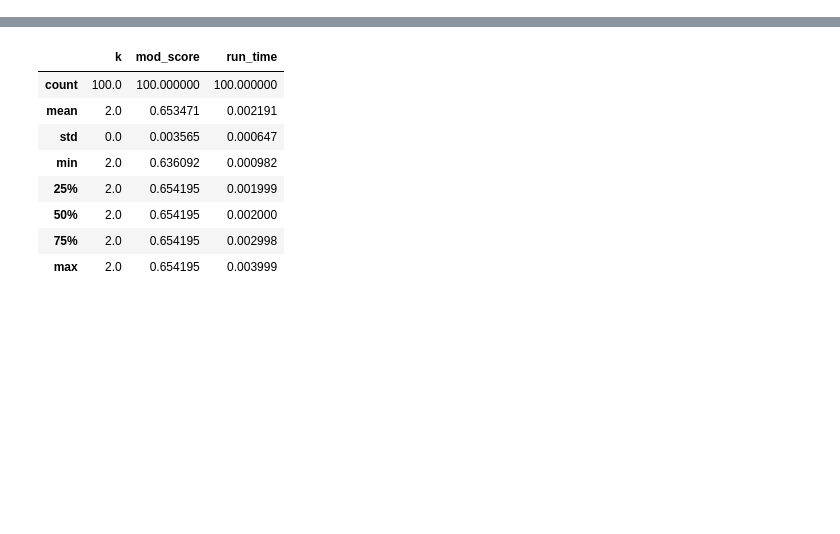
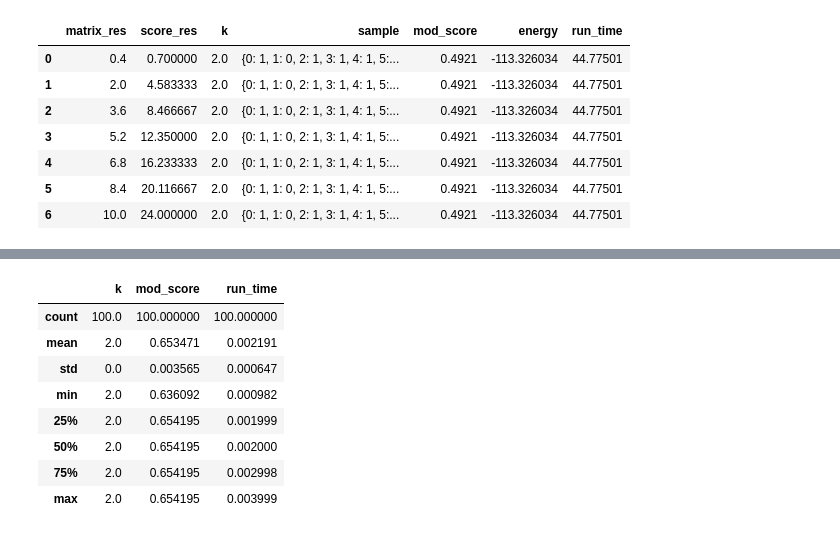
Before and after one commit to QStats/StatsModule, a Jupyter notebook: result_stats.ipynb, the cells around one changed output, grey strips where cells are left out. Cells and saved outputs as stored; diff of their text form; code cells hidden in the pictures; blank space fills up the shorter version.

```diff
--- a/result_stats.ipynb
+++ b/result_stats.ipynb
@@ -8,3 +6,14 @@ q = pd.read_csv(
+# %%
+q
+# %% [output]
+|  | matrix_res | score_res | k | sample | mod_score | energy | run_time |
+| 0 | 0.4 | 0.700000 | 2.0 | {0: 1, 1: 0, 2: 1, 3: 1, 4: 1, 5:... | 0.4921 | -113.326034 | 44.77501 |
+| 1 | 2.0 | 4.583333 | 2.0 | {0: 1, 1: 0, 2: 1, 3: 1, 4: 1, 5:... | 0.4921 | -113.326034 | 44.77501 |
+| 2 | 3.6 | 8.466667 | 2.0 | {0: 1, 1: 0, 2: 1, 3: 1, 4: 1, 5:... | 0.4921 | -113.326034 | 44.77501 |
+| 3 | 5.2 | 12.350000 | 2.0 | {0: 1, 1: 0, 2: 1, 3: 1, 4: 1, 5:... | 0.4921 | -113.326034 | 44.77501 |
+| 4 | 6.8 | 16.233333 | 2.0 | {0: 1, 1: 0, 2: 1, 3: 1, 4: 1, 5:... | 0.4921 | -113.326034 | 44.77501 |
+| 5 | 8.4 | 20.116667 | 2.0 | {0: 1, 1: 0, 2: 1, 3: 1, 4: 1, 5:... | 0.4921 | -113.326034 | 44.77501 |
+| 6 | 10.0 | 24.000000 | 2.0 | {0: 1, 1: 0, 2: 1, 3: 1, 4: 1, 5:... | 0.4921 | -113.326034 | 44.77501 |
 # %%
 q.describe()
 # %% [output]
```
Also changed, not shown: parts of 3 cells of this notebook, 20 other files.
